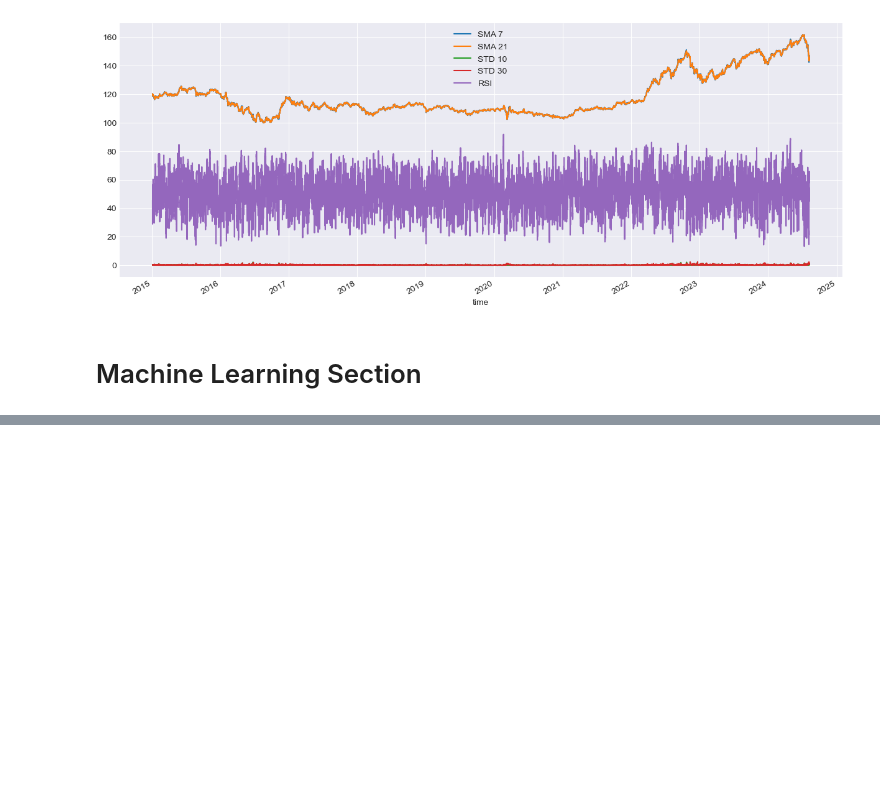
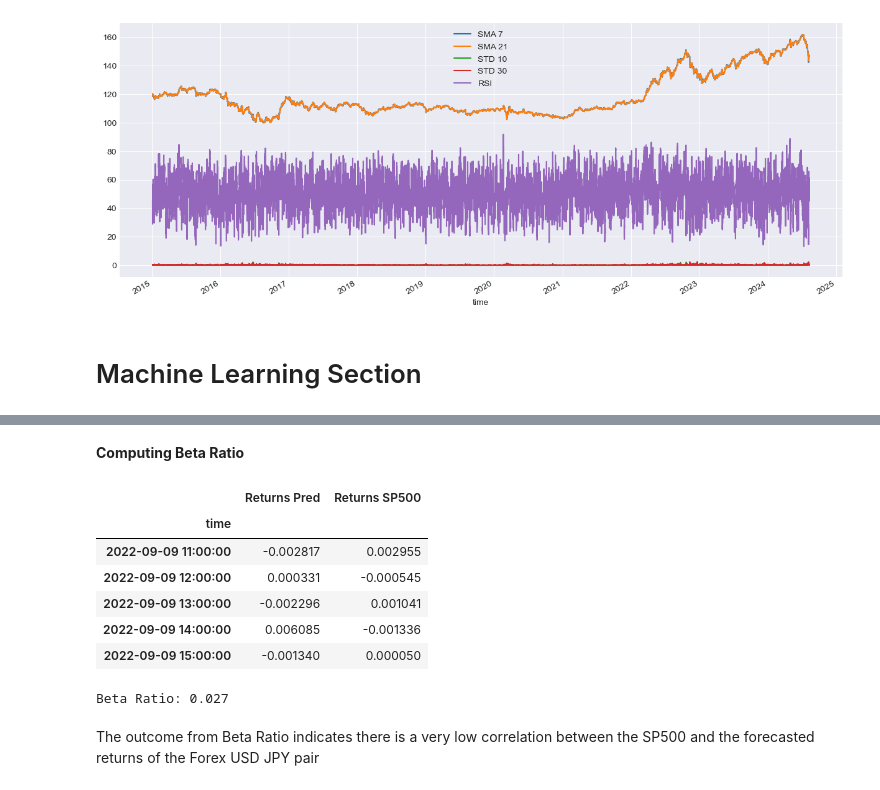
Before and after one commit to YarosInter/Time-Series-LinearRegression, a Jupyter notebook: LinearRegression Model.ipynb, the cells around one changed output, grey strips where cells are left out. Cells and saved outputs as stored; diff of their text form; code cells hidden in the pictures; blank space fills up the shorter version.

```diff
--- a/LinearRegression Model.ipynb
+++ b/LinearRegression Model.ipynb
@@ -272,0 +293,13 @@ plt.show()
+# %%
+# Fetching the oldest date from the X_test set to pull data from the same date for the SP500
+date = df_with_outcomes.index.min()
+
+# Extracting the year, month, and day from the date
+year = date.year
+month = date.month
+day = date.day
+hour = date.hour
+min = date.minute
+sec = date.second
+
+date, year, month, day, hour, min, sec
@@ -272,0 +308,10 @@ plt.show()
+# %%
+# Pulling SP500 data from the specified date and time
+sp500_data = data.get_rates(".US500Cash", mt5.TIMEFRAME_H1, from_date=datetime(year, month, day))
+sp500_data = sp500_data[["close"]]
+
+# Computing the returns on the SP500 to
+sp500_data["returns"] = sp500_data["close"].pct_change(1)
+sp500_data.drop("close", axis=1, inplace=True)
+sp500_data.dropna(inplace=True)
+sp500_data.head()
@@ -272,0 +326,30 @@ plt.show()
+# %% [markdown]
+**Computing Beta Ratio**
+# %%
+# Concatenate values between the returns in the predictions and the returns in the SP500
+val = pd.concat((df_with_outcomes["returns"], sp500_data["returns"]), axis=1)
+
+# Changing columns names to indentify each one
+val.columns.values[0] = "Returns Pred"
+val.columns.values[1] = "Returns SP500"
+val.dropna(inplace=True)
+val.head()
+# %% [output]
+|  | Returns Pred | Returns SP500 |
+| time |  |  |
+| 2022-09-09 11:00:00 | -0.002817 | 0.002955 |
+| 2022-09-09 12:00:00 | 0.000331 | -0.000545 |
+| 2022-09-09 13:00:00 | -0.002296 | 0.001041 |
+| 2022-09-09 14:00:00 | 0.006085 | -0.001336 |
+| 2022-09-09 15:00:00 | -0.001340 | 0.000050 |
+# %%
+# Calculating Beta Ratio
+covariance_matrix = np.cov(val.values, rowvar=False)
+covariance = covariance_matrix[0][1]
+variance = covariance_matrix[1][1]
+beta = covariance / variance
+print(f"Beta Ratio: {'%.3f' % beta}")
+# %% [output]
+Beta Ratio: 0.027
+# %% [markdown]
+The outcome from Beta Ratio indicates there is a very low correlation between the SP500 and the forecasted returns of the Forex USD JPY pair
```
Also changed, not shown: parts of 19 cells of this notebook.
